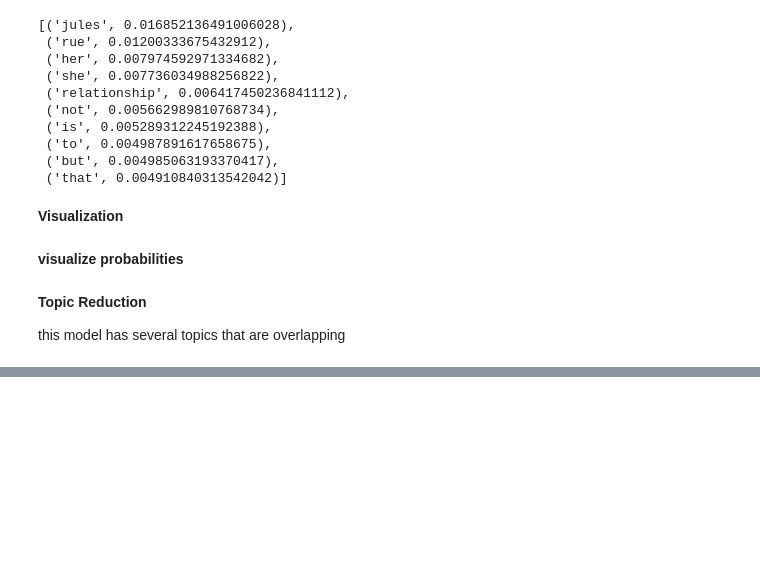
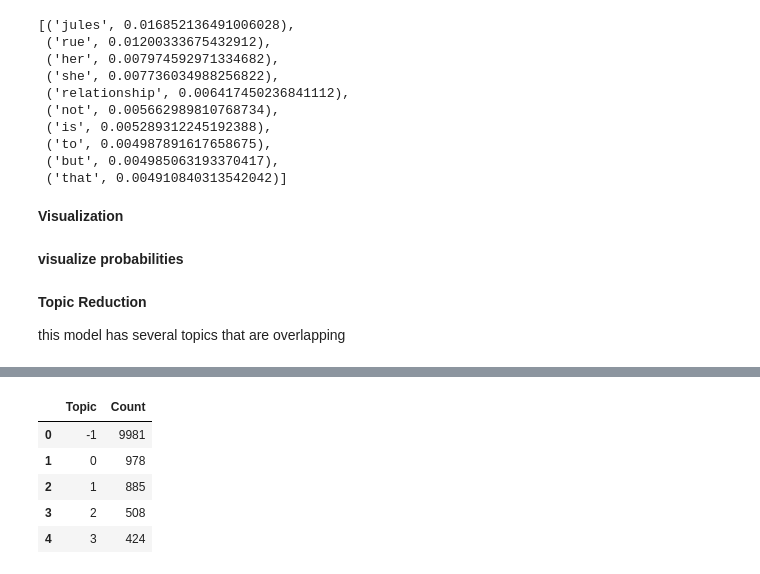
Before and after one commit to labouz/r-euphoria-tm, a Jupyter notebook: py/tm-bert.ipynb, the cells around one changed output, grey strips where cells are left out. Drawn from its saved outputs; the diff is of its cells as text; code cells hidden in the pictures; blank space fills up the shorter version.

```diff
--- a/py/tm-bert.ipynb
+++ b/py/tm-bert.ipynb
@@ -148,0 +222,14 @@ model_clean.visualize_distribution(new_probs[0])
+# %%
+from sklearn.feature_extraction.text import CountVectorizer
+
+cv = CountVectorizer(ngram_range=(1, 3), stop_words="english")
+model_clean.update_topics(list(data_clean2[0]), topics_clean, vectorizer_model=cv)
+# %%
+model_clean.get_topic_freq().head()
+# %% [output]
+|  | Topic | Count |
+| 0 | -1 | 9981 |
+| 1 | 0 | 978 |
+| 2 | 1 | 885 |
+| 3 | 2 | 508 |
+| 4 | 3 | 424 |
```
Also changed, not shown: parts of 10 cells of this notebook, 2 other files.
